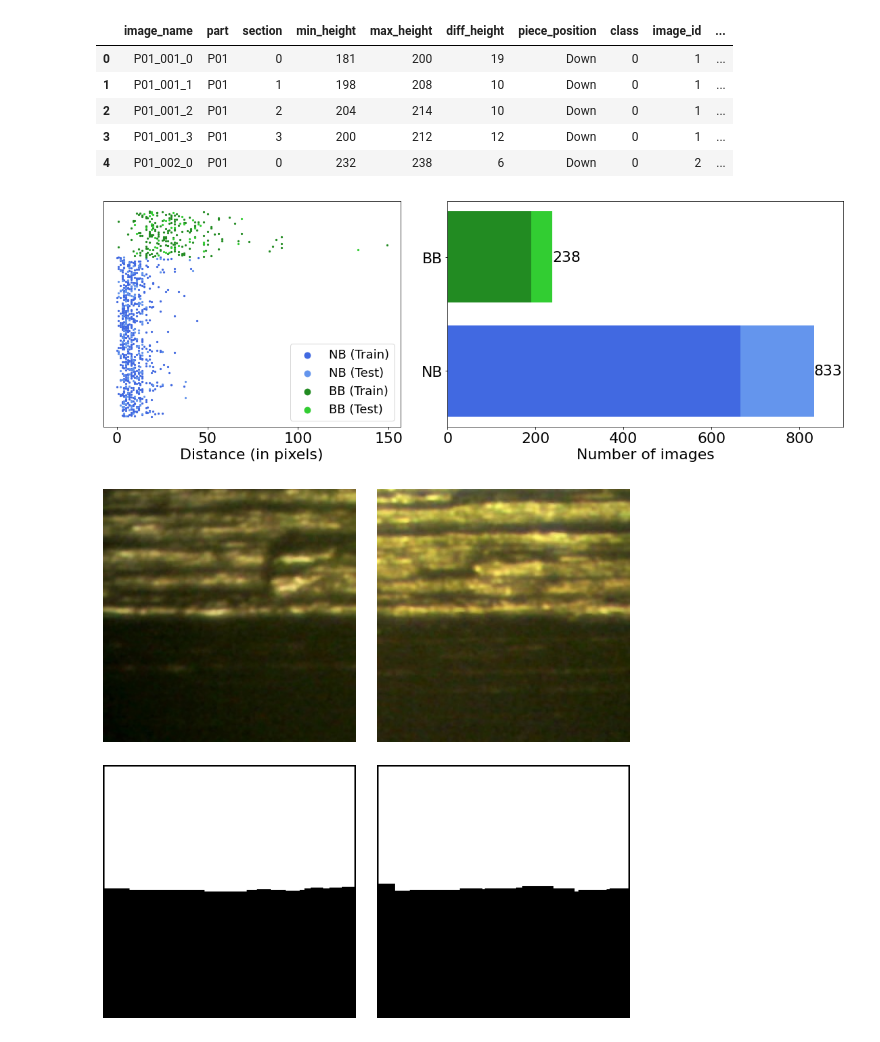
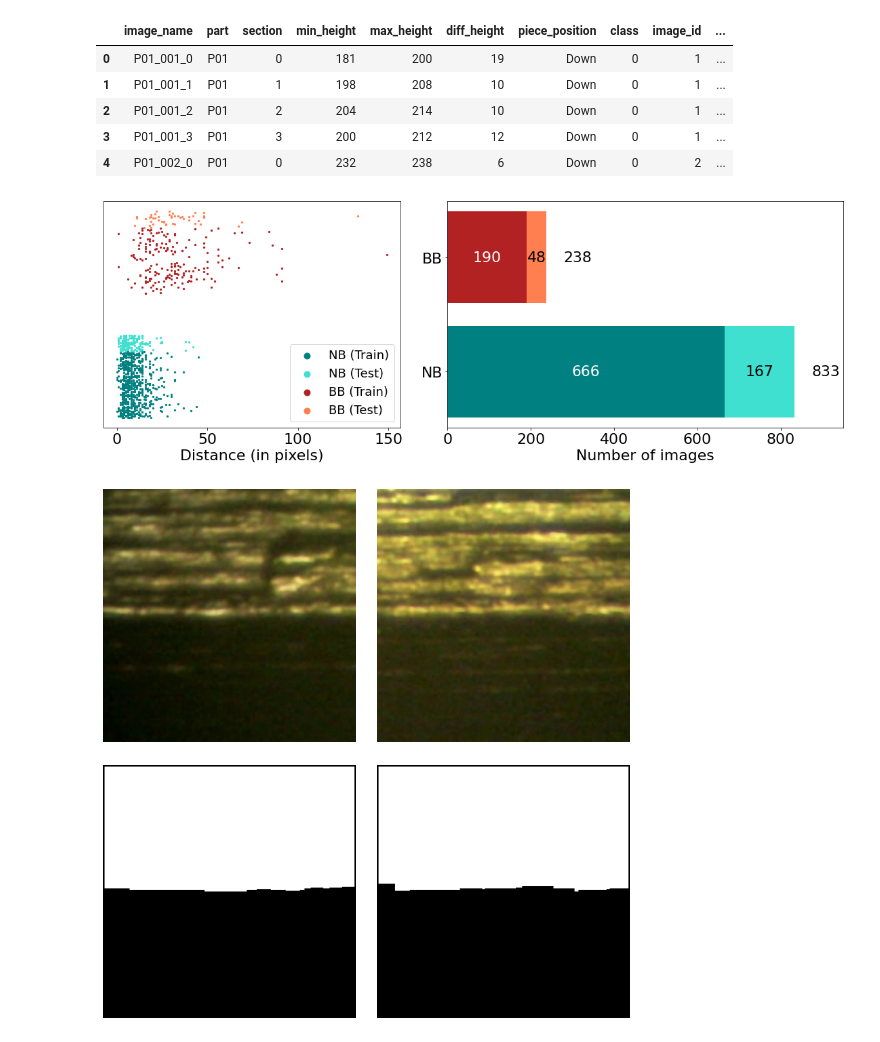
Before and after one commit to uleroboticsgroup/optimized_network_detect_burr_breakage, a Jupyter notebook: info_dataset.ipynb, the cells around one changed output. Saved outputs shown, nothing was run; the diff lists cells and outputs as text; code cells hidden in the pictures.

Commit message:
Update information chart

```diff
--- a/info_dataset.ipynb
+++ b/info_dataset.ipynb
@@ -40,46 +40,63 @@ df.head()
 | 2 | P01_001_2 | P01 | 2 | 204 | 214 | 10 | Down | 0 | 1 | ... |
 | 3 | P01_001_3 | P01 | 3 | 200 | 212 | 12 | Down | 0 | 1 | ... |
 | 4 | P01_002_0 | P01 | 0 | 232 | 238 | 6 | Down | 0 | 2 | ... |
+# %%
+df['location'] = 0
+df['location'] = np.where(
+    np.logical_and(df['class']==0,df['set']=='Train'),
+    df.index%80,
+    np.where(np.logical_and(df['class']==0,df['set']=='Test'),80+(df.index%20), df['location']))
+df['location'] = np.where(
+    np.logical_and(df['class']==1,df['set']=='Train'),
+    150+(df.index%80),
+    np.where(np.logical_and(df['class']==1,df['set']=='Test'),230+(df.index%20),df['location']))
 # %%
 def generate_graph(df):
 
     fig, ax = plt.subplots(1,2, figsize=(16, 6), gridspec_kw={'width_ratios': [3, 4]})
     df = df.sort_values(by=['class'], ignore_index=True)
 
     classes= ['NB', 'BB']
     x = []
 
-    colors = ['royalblue', 'forestgreen', 'darkorange']
-    colors_stacked = ['cornflowerblue', 'limegreen', 'orange']
+    colors = ['teal', 'firebrick']
+    colors_stacked = ['turquoise', 'coral']
 
     for c, t, color, color_s in zip([0,1], classes, colors, colors_stacked):
         df_filter_train = df[(df['class']==c) & (df['set']=='Train')]
         df_filter_val = df[(df['class']==c) & (df['set']=='Test')]
-        ax[0].scatter(df_filter_train['diff_height'].values, df_filter_train.index.values, s= 5, label=t+' (Train)', c=color)
-        ax[0].scatter(df_filter_val['diff_height'].values, df_filter_val.index.values, s= 5, label=t+' (Test)', c=color_s)
+        ax[0].scatter(df_filter_train['diff_height'].values, df_filter_train['location'].values, s= 5, label=t+' (Train)', c=color)
+        ax[0].scatter(df_filter_val['diff_height'].values, df_filter_val['location'].values, s= 5, label=t+' (Test)', c=color_s)
         count_train = [df_filter_train.shape[0]]
         count_val = [df_filter_val.shape[0]]
-        ax[1].barh([t], count_train, label=t, color = color)
-        ax[1].barh([t], count_val, left=count_train, label=[t], color = color_s)
+        p1 = ax[1].barh([t], count_train, label=t, color = color)
+        p2 = ax[1].barh([t], count_val, left=count_train, label=[t], color = color_s)
         x.append(count_train)
+
+
+        ax[1].bar_label(p1, label_type='center', color='white')
+        ax[1].bar_label(p2, label_type='center')
+        ax[1].bar_label(p2, padding = 25)
 
     ax[0].legend(prop={'size': 18}, markerscale=4)
 
     ax[0].axes.get_yaxis().set_visible(False)
     ax[0].set_xlabel('Distance (in pixels)')
     ax[1].set_xlabel('Number of images')
+    """
     for container in ax[1].containers:
         if (container.datavalues) not in x:
             ax[1].bar_label(container)
-    ax[1].set_xlim([0, 900])
+    """
+    ax[1].set_xlim([0, 950])
 
 plt.rcParams.update({'font.size': 22})
 generate_graph(df)
 plt.tight_layout()
 plt.savefig('results/img_dataset_info.png', dpi=600)
 plt.show()
 # %% [output]
-[figure, old version]
+[figure, new version]
 # %%
 df['image_path'] = input_dir+'/'+df['image_name']+'.jpg'
 df['mask_path'] = target_dir+'/'+df['image_name']+'.png'
```
Also changed, not shown: 1 other file.
